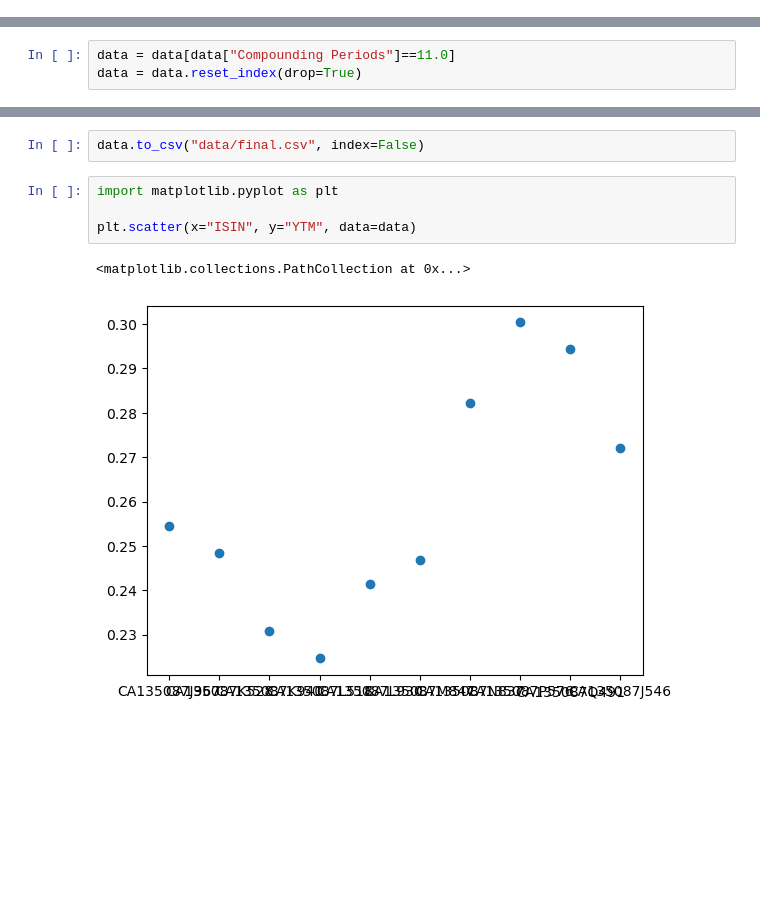
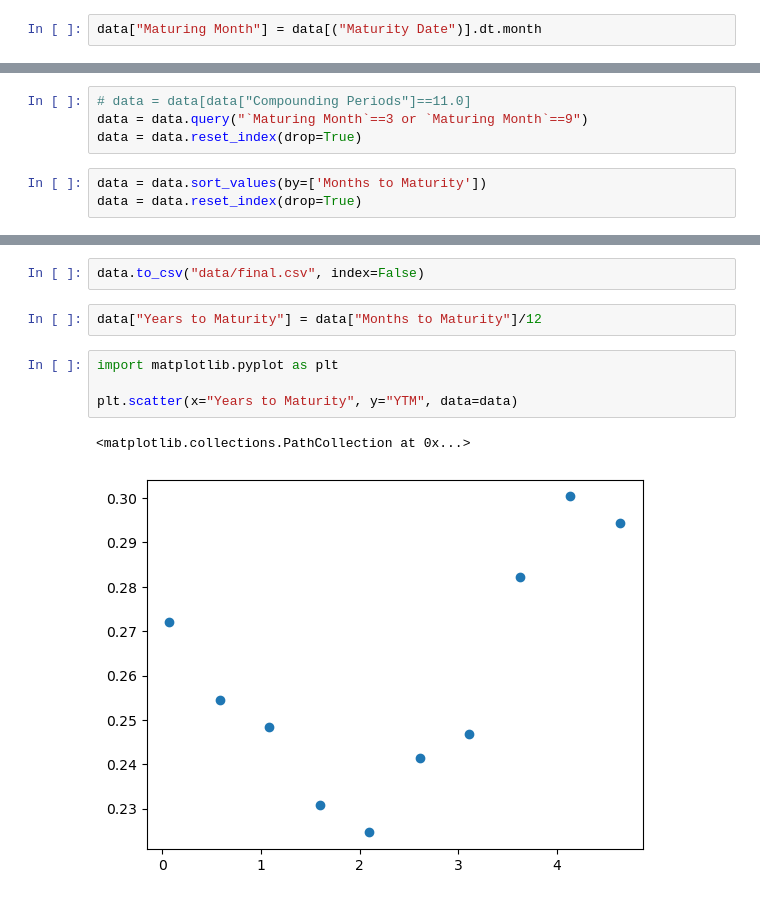
Before and after one commit to pinakin7/1856, a Jupyter notebook: Assignment 1/experiment.ipynb, the cells around one changed output, grey strips where cells are left out. Drawn from its saved outputs; the diff is of its cells as text; blank space fills up the shorter version.

```diff
--- a/Assignment 1/experiment.ipynb
+++ b/Assignment 1/experiment.ipynb
@@ -137,6 +140,8 @@ data
 | 38 | CA135087R226 | CAD | 4.500 | 3.86% | Aaa | 2026-02-01 | 101.33 | 101.45 | 2023-11-01 | ... |
 | 39 | CA135087VH40 | CAD | 9.000 | 4.17% | Aaa | 2025-06-01 | 106.28 | 106.44 | 1994-08-02 | ... |
 | 40 | CA135087VW17 | CAD | 8.000 | 3.38% | Aaa | 2027-06-01 | 114.50 | 114.65 | 1996-05-01 | ... |
+# %%
+data["Maturing Month"] = data[("Maturity Date")].dt.month
 # %%
 data = zero_coupon_bonds(data)
 # %% [output]
@@ -167,7 +172,11 @@ data
 | 30 | CA135087N910 | CAD | 2.750 | 4.84% | Aaa | 2024-08-01 | 98.89 | 98.90 | 2022-05-24 | ... |
 # %%
-data = data[data["Compounding Periods"]==11.0]
+# data = data[data["Compounding Periods"]==11.0]
+data = data.query("`Maturing Month`==3 or `Maturing Month`==9")
 data = data.reset_index(drop=True)
+# %%
+data = data.sort_values(by=['Months to Maturity'])
+data = data.reset_index(drop=True)
 # %%
 data
 # %% [output]
@@ -185,9 +194,11 @@ data
 # %%
 data.to_csv("data/final.csv", index=False)
+# %%
+data["Years to Maturity"] = data["Months to Maturity"]/12
 # %%
 import matplotlib.pyplot as plt
 
-plt.scatter(x="ISIN", y="YTM", data=data)
+plt.scatter(x="Years to Maturity", y="YTM", data=data)
 # %% [output]
 <matplotlib.collections.PathCollection at 0x...>
-[figure, old version]
+[figure, new version]
```
Also changed, not shown: parts of 20 cells of this notebook, 1 other file.
